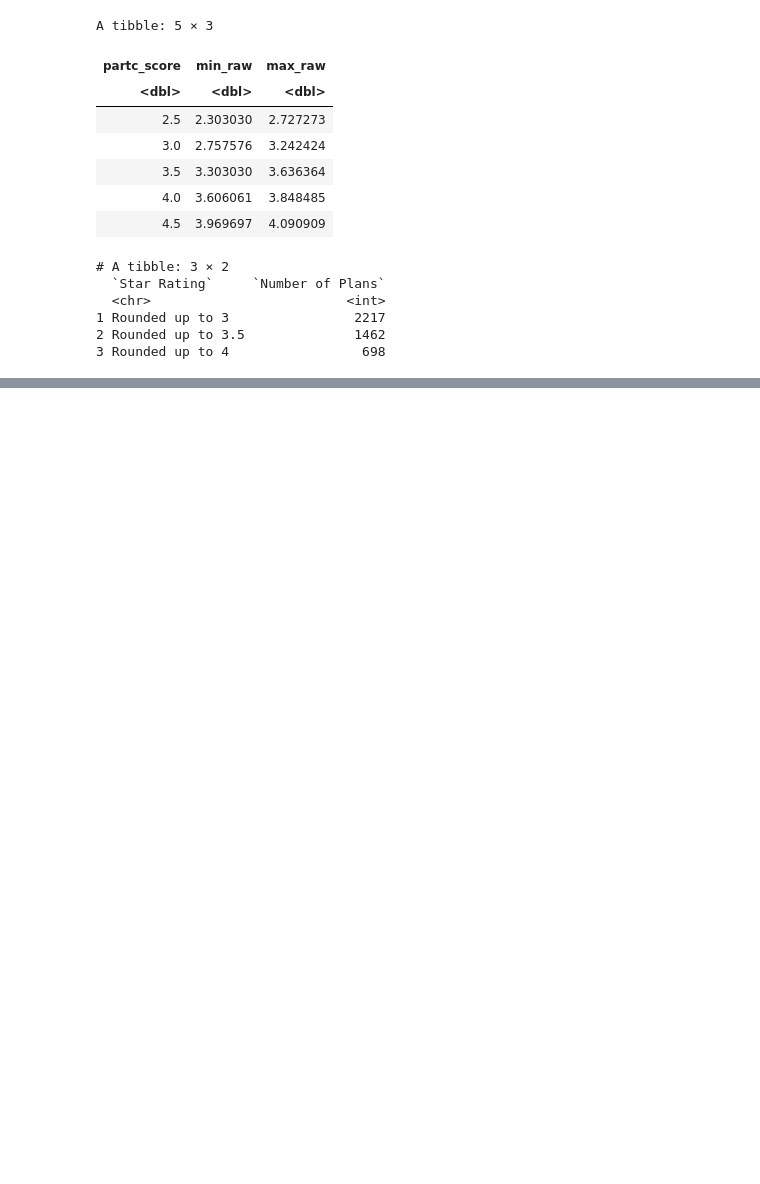
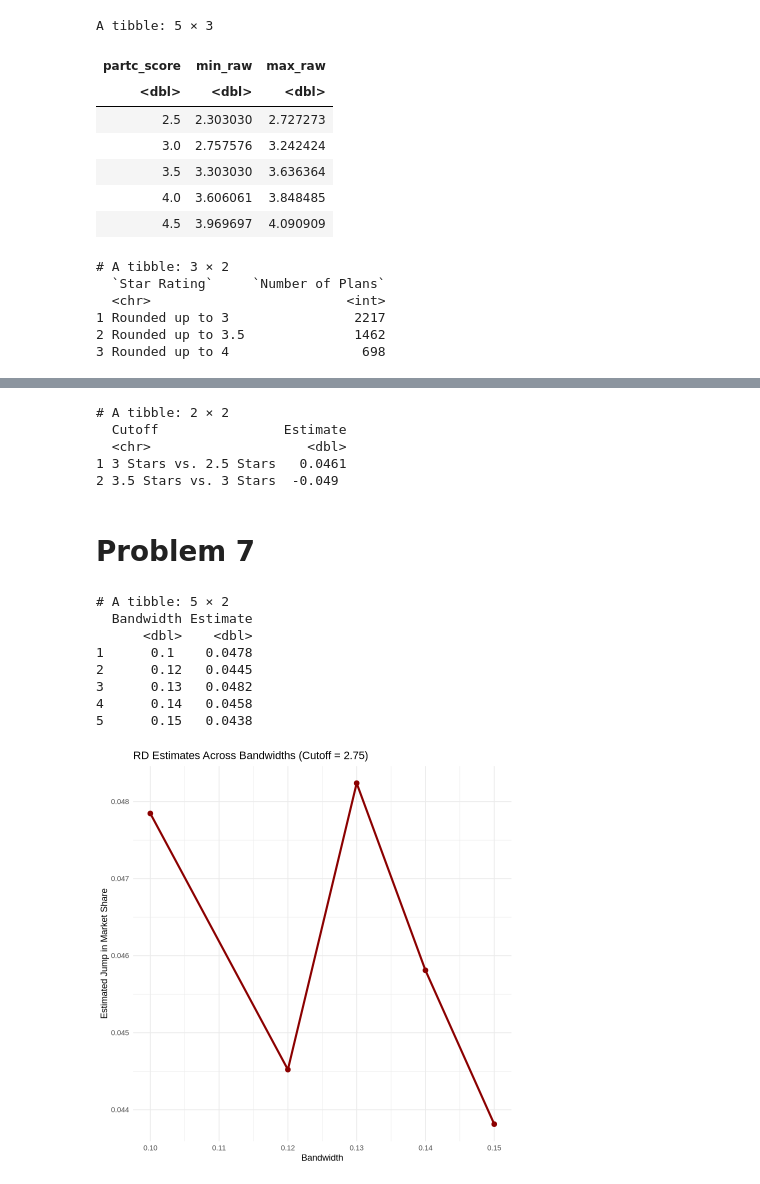
Before and after one commit to sophiekim-1/hwk3, a Jupyter notebook: submission1/submission1.ipynb, the cells around one changed output, grey strips where cells are left out. Cells and saved outputs as stored; diff of their text form; code cells hidden in the pictures; blank space fills up the shorter version.

```diff
--- a/submission1/submission1.ipynb
+++ b/submission1/submission1.ipynb
@@ -293,0 +415,8 @@ print(rounded_up_table)
+# %%
+rd1 <- datanew.2010 %>%
+  filter(!is.na(raw_rating), !is.na(mkt_share)) %>%
+  mutate(score = raw_rating - 2.75)   # center running variable at cutoff
+
+est1 <- rdrobust(y = rd1$mkt_share, x = rd1$score, c = 0,
+                 h = 0.125, p = 1, kernel = "uniform", vce = "hc0")
+summary(est1)
@@ -293,0 +467,57 @@ print(rounded_up_table)
+# %%
+tibble(
+  Cutoff   = c("3 Stars vs. 2.5 Stars", "3.5 Stars vs. 3 Stars"),
+  Estimate = round(c(est1$coef[1], est2$coef[1]), 4)
+) %>% print()
+# %% [output]
+# A tibble: 2 × 2
+  Cutoff                Estimate
+  <chr>                    <dbl>
+1 3 Stars vs. 2.5 Stars   0.0461
+2 3.5 Stars vs. 3 Stars  -0.049
+# %% [markdown]
+# Problem 7
+# %%
+est0.1 <- rdrobust(y = rd1$mkt_share, x = rd1$score, c = 0,
+                 h = 0.1, p = 1, kernel = "uniform", vce = "hc0")
+est0.12 <- rdrobust(y = rd1$mkt_share, x = rd1$score, c = 0,
+                 h = 0.12, p = 1, kernel = "uniform", vce = "hc0")
+est0.13 <- rdrobust(y = rd1$mkt_share, x = rd1$score, c = 0,
+                 h = 0.13, p = 1, kernel = "uniform", vce = "hc0")
+est0.14 <- rdrobust(y = rd1$mkt_share, x = rd1$score, c = 0,
+                 h = 0.14, p = 1, kernel = "uniform", vce = "hc0")
+est0.15 <- rdrobust(y = rd1$mkt_share, x = rd1$score, c = 0,
+                 h = 0.15, p = 1, kernel = "uniform", vce = "hc0")
+
+results_table_275 <- tibble(
+  Bandwidth = c(0.10, 0.12, 0.13, 0.14, 0.15),
+  Estimate = c(
+    est0.1$coef[1],   # h = 0.10
+    est0.12$coef[1],  # h = 0.12
+    est0.13$coef[1],  # h = 0.13
+    est0.14$coef[1],  # h = 0.14
+    est0.15$coef[1]   # h = 0.15
+  )
+)
+
+print(results_table_275)
+
+ggplot(results_table_275, aes(x = Bandwidth, y = Estimate)) +
+  geom_line(size = 1.2, color = "darkred") +
+  geom_point(size = 2.5, color = "darkred") +
+  labs(
+    title = "RD Estimates Across Bandwidths (Cutoff = 2.75)",
+    x = "Bandwidth",
+    y = "Estimated Jump in Market Share"
+  ) +
+  theme_minimal()
+# %% [output]
+# A tibble: 5 × 2
+  Bandwidth Estimate
+      <dbl>    <dbl>
+1      0.1    0.0478
+2      0.12   0.0445
+3      0.13   0.0482
+4      0.14   0.0458
+5      0.15   0.0438
+[figure, added]
```
Also changed, not shown: parts of 21 cells of this notebook.
